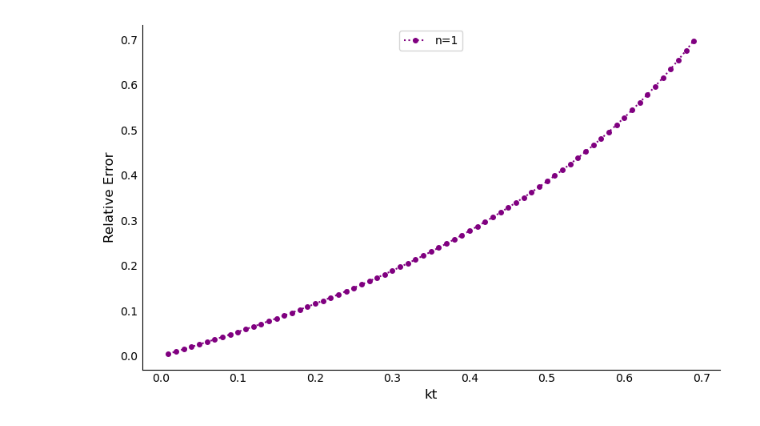
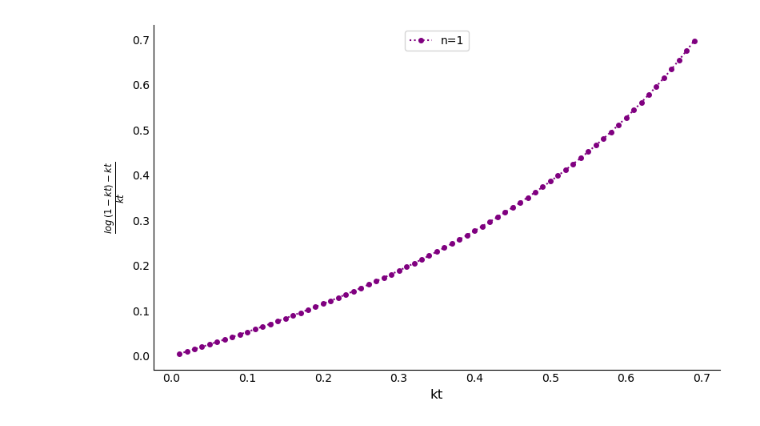
Before and after one commit to henockmamo54/TimePointSelection_paperAnalysis, a Jupyter notebook: R/Simulation_kt_reverse.ipynb, the cells around one changed output. Drawn from its saved outputs; the diff is of its cells as text; code cells hidden in the pictures.

```diff
--- a/R/Simulation_kt_reverse.ipynb
+++ b/R/Simulation_kt_reverse.ipynb
@@ -29,34 +29,35 @@ ktvals = np.arange(0.01, 0.70, 0.01)
 data = [getestimation(kt) for kt in ktvals]
 df = pd.DataFrame(data)
 
 # Compute relative errors
 df["n1"] = (df["log_val"] - df["term1"]) / df["kt"]
 df["n2"] = (df["log_val"] - df["term2"]) / df["term2"]
 df["n3"] = (df["log_val"] - df["term3"]) / df["term3"]
 
 # Plot with Matplotlib
 plt.figure(figsize=(8, 5))
 plt.plot(df["kt"], df["n1"], label="n=1", color="purple", linestyle=":", marker="o", markersize=4)
 # plt.plot(df["kt"], df["n2"], label="n=2", color="blue", linestyle=":", marker="o", markersize=4)
 # plt.plot(df["kt"], df["n3"], label="n=3", color="green", linestyle=":", marker="o", markersize=4)
 
 # Minimalist styling
 plt.xlabel("kt", fontsize=12)
-plt.ylabel("Relative Error", fontsize=12)
+# plt.ylabel("Relative difference", fontsize=12)
+plt.ylabel(r"$\frac{log\: (1-kt) - kt}{kt}$", fontsize=12)
 plt.legend(loc="upper center", fontsize=10)
 plt.grid(False)
 plt.gca().set_facecolor("white")
 plt.gcf().set_facecolor("white")
 plt.tick_params(axis='both', which='both', length=0)  # remove tick marks
 
 # Remove top/right spines for minimal look
 for spine in ['top', 'right']:
     plt.gca().spines[spine].set_visible(False)
 
 plt.tight_layout()
 plt.savefig("simulattion.jpeg",dpi=900)
 plt.show()
 # %% [output]
-[figure, old version]
+[figure, new version]
 # %%
 df.to_csv("SimuationResult.csv")
```
Also changed, not shown: 16 other files.
